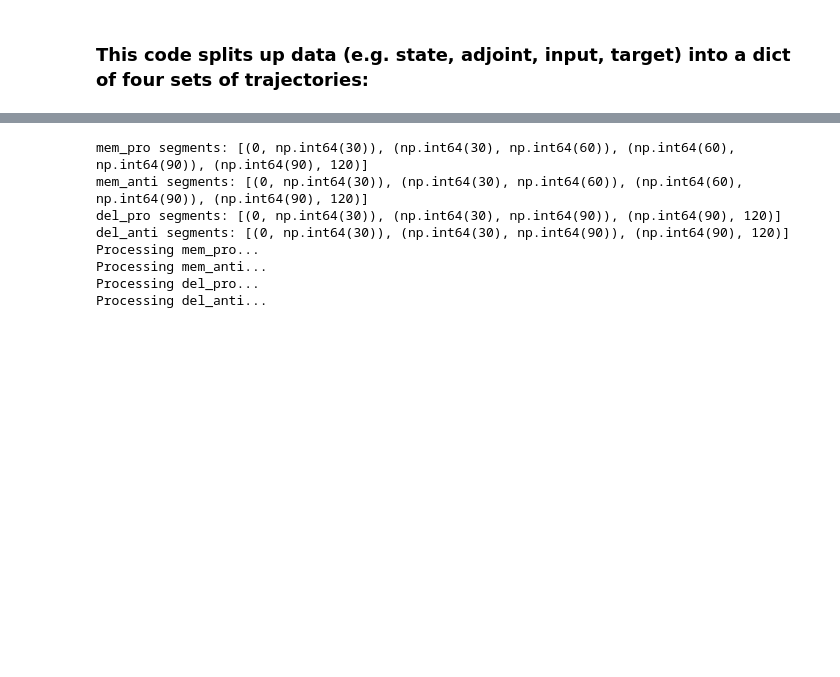
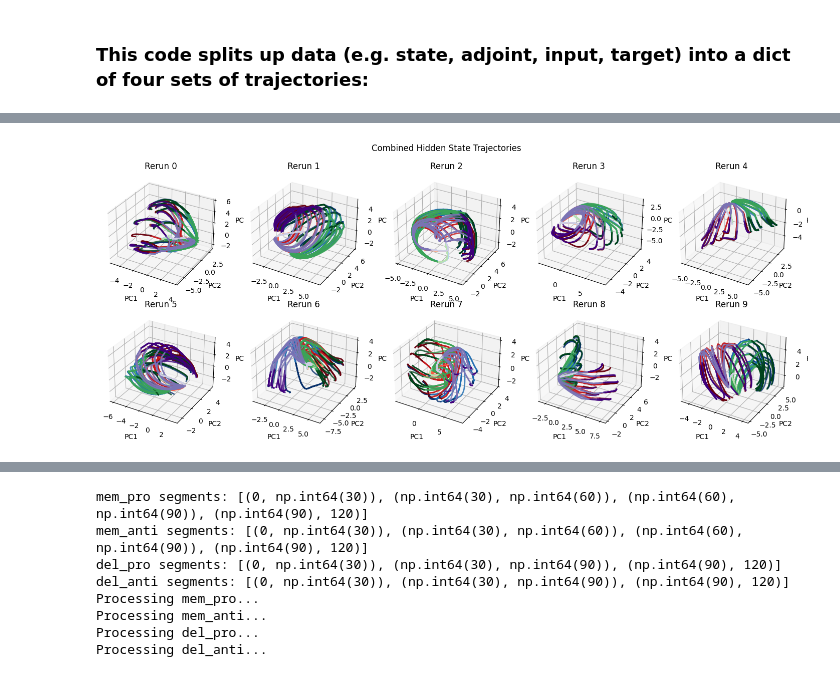
Before and after one commit to meeree/adjoint_dynamics, a Jupyter notebook: experiments/multi_task_adjoint_analysis_lnd.ipynb, the cells around one changed output, grey strips where cells are left out. Saved outputs shown, nothing was run; the diff lists cells and outputs as text; code cells hidden in the pictures; blank space fills up the shorter version.

```diff
--- a/experiments/multi_task_adjoint_analysis_lnd.ipynb
+++ b/experiments/multi_task_adjoint_analysis_lnd.ipynb
@@ -546,0 +577,32 @@ pca, segments = plot_combined_task_segments(hidden_split, input_split, nplot=30)
+# %%
+task_test  = LauraTaskWrapper('mix_multi_tasks', 100, use_noise = False, n_samples = 100, n_spike = 20, T = 90)
+inputs, targets = task_test()
+
+plt.figure(figsize = (15, 6))
+for repeat in tqdm(range(10)):
+    path = f'mix_tasks_gru_repeated/repeat_{repeat}/'
+    checkpoints = load_checkpoints(path)[0]
+    checkpoints = list(checkpoints)
+    model = Model().to(device)
+    model.load_state_dict(import_checkpoint(checkpoints[-1]))
+
+    out, hidden = model(inputs.to(device))
+    out, hidden = out.detach().cpu().numpy(), hidden.detach().cpu().numpy()
+
+    # Using your data splits
+    splits = get_splits(inputs)
+    hidden_split = split_data(splits, hidden)
+    input_split = split_data(splits, inputs)
+
+    # # Individual task plots
+    # results = plot_task_segments(hidden_split, input_split, nplot=30)
+
+    # Combined visualization
+    # pca, segments = plot_combined_task_segments(hidden_split, input_split, nplot=30)
+    plt.subplot(2, 5, repeat + 1, projection = '3d')
+    combined_plot(hidden_split, input_split, nplot = 30)
+    plt.suptitle(plt.gca().get_title())
+    plt.title(f'Rerun {repeat}')
+plt.show()
+# %% [output]
+[figure, added]
```
Also changed, not shown: parts of 18 cells of this notebook, 3 other files.
